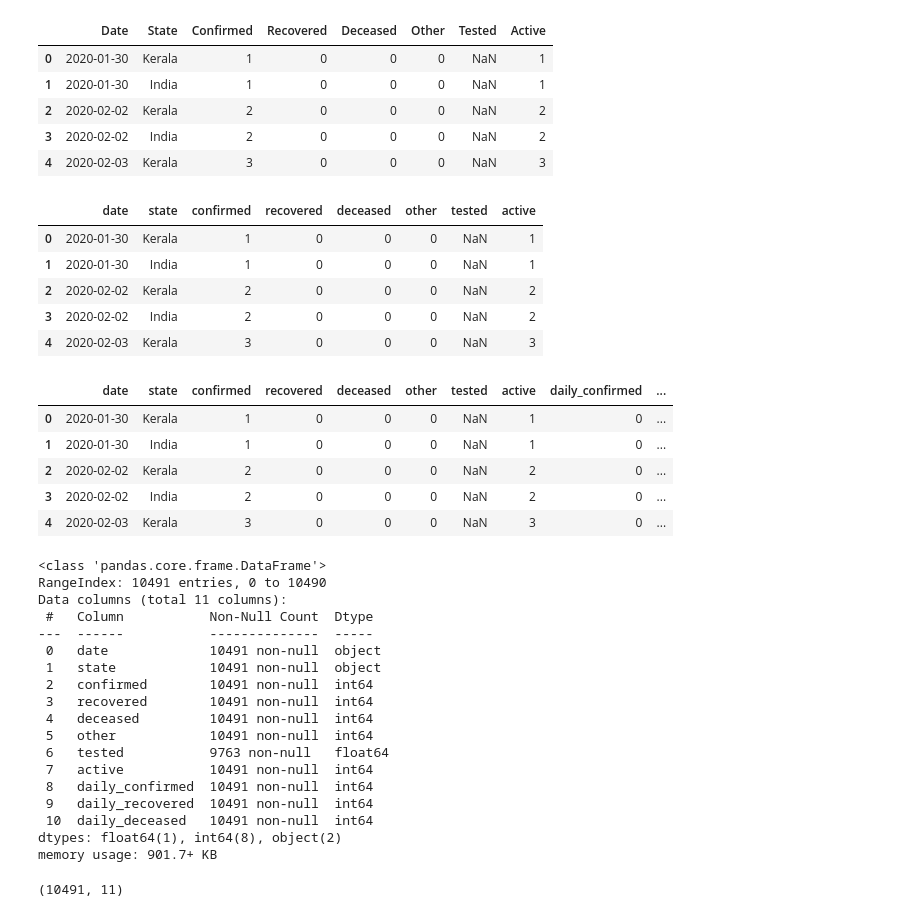
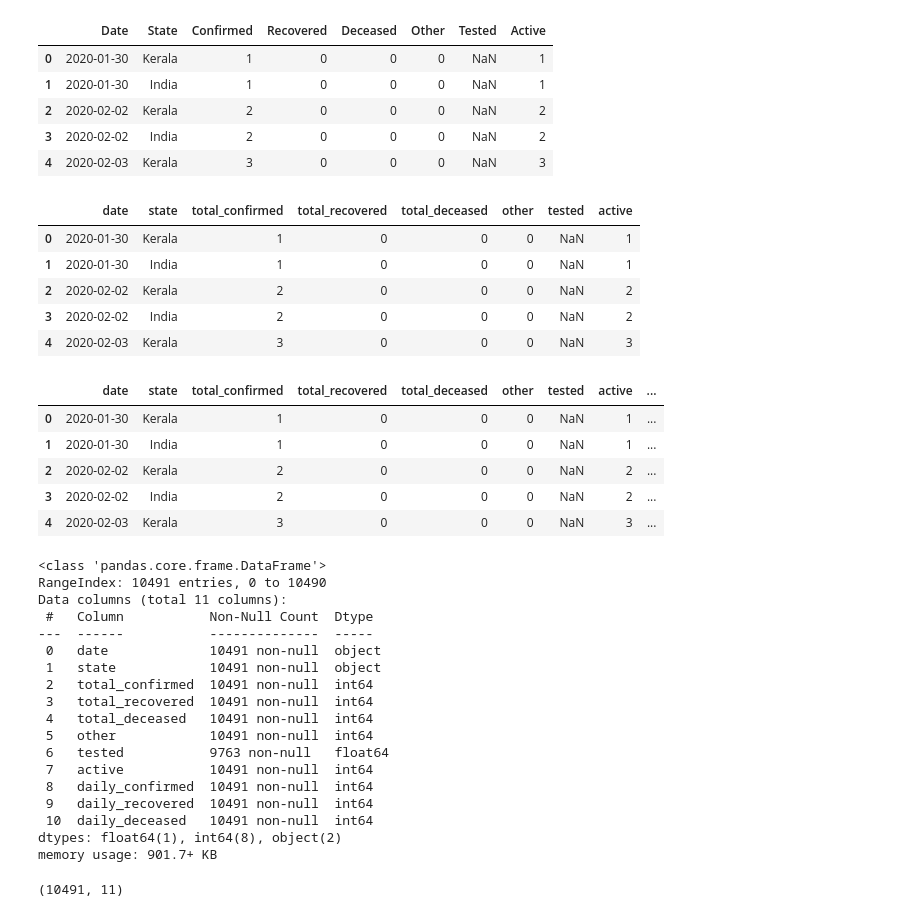
Before and after one commit to enumulak/EK_ML, a Jupyter notebook: Projects/Covid19_India/dry_run_covid19_india_org.ipynb, the cells around one changed output. Saved outputs shown, nothing was run; the diff lists cells and outputs as text; code cells hidden in the pictures.

Commit message:
Prepared India-Level Data

```diff
--- a/Projects/Covid19_India/dry_run_covid19_india_org.ipynb
+++ b/Projects/Covid19_India/dry_run_covid19_india_org.ipynb
@@ -62,7 +56,7 @@ Tested       728
 dtype: int64
 # %%
 # We create a new column - 'active'
-st_copy['Active'] = st_copy['Confirmed'] - (st_copy['Recovered'] + st_copy['Deceased'])
+st_copy['Active'] = st_copy['Confirmed'] - (st_copy['Recovered'] + st_copy['Deceased'] + st_copy['Other'])
 st_copy.head()
 # %% [output]
 |  | Date | State | Confirmed | Recovered | Deceased | Other | Tested | Active |
@@ -73,10 +67,10 @@ st_copy.head()
 | 4 | 2020-02-03 | Kerala | 3 | 0 | 0 | 0 | NaN | 3 |
 # %%
 # Rename all columns
-st_copy.columns = ['date', 'state', 'confirmed', 'recovered', 'deceased', 'other', 'tested', 'active']
+st_copy.columns = ['date', 'state', 'total_confirmed', 'total_recovered', 'total_deceased', 'other', 'tested', 'active']
 st_copy.head()
 # %% [output]
-|  | date | state | confirmed | recovered | deceased | other | tested | active |
+|  | date | state | total_confirmed | total_recovered | total_deceased | other | tested | active |
 | 0 | 2020-01-30 | Kerala | 1 | 0 | 0 | 0 | NaN | 1 |
 | 1 | 2020-01-30 | India | 1 | 0 | 0 | 0 | NaN | 1 |
 | 2 | 2020-02-02 | Kerala | 2 | 0 | 0 | 0 | NaN | 2 |
@@ -93,12 +87,12 @@ st_copy['daily_deceased'] = 0
 # %%
 st_copy.head()
 # %% [output]
-|  | date | state | confirmed | recovered | deceased | other | tested | active | daily_confirmed | ... |
-| 0 | 2020-01-30 | Kerala | 1 | 0 | 0 | 0 | NaN | 1 | 0 | ... |
-| 1 | 2020-01-30 | India | 1 | 0 | 0 | 0 | NaN | 1 | 0 | ... |
-| 2 | 2020-02-02 | Kerala | 2 | 0 | 0 | 0 | NaN | 2 | 0 | ... |
-| 3 | 2020-02-02 | India | 2 | 0 | 0 | 0 | NaN | 2 | 0 | ... |
-| 4 | 2020-02-03 | Kerala | 3 | 0 | 0 | 0 | NaN | 3 | 0 | ... |
+|  | date | state | total_confirmed | total_recovered | total_deceased | other | tested | active | ... |
+| 0 | 2020-01-30 | Kerala | 1 | 0 | 0 | 0 | NaN | 1 | ... |
+| 1 | 2020-01-30 | India | 1 | 0 | 0 | 0 | NaN | 1 | ... |
+| 2 | 2020-02-02 | Kerala | 2 | 0 | 0 | 0 | NaN | 2 | ... |
+| 3 | 2020-02-02 | India | 2 | 0 | 0 | 0 | NaN | 2 | ... |
+| 4 | 2020-02-03 | Kerala | 3 | 0 | 0 | 0 | NaN | 3 | ... |
 # %%
 st_copy.info()
 # %% [output]
@@ -109,9 +103,9 @@ Data columns (total 11 columns):
 ---  ------           --------------  -----
  0   date             10491 non-null  object
  1   state            10491 non-null  object
- 2   confirmed        10491 non-null  int64
- 3   recovered        10491 non-null  int64
- 4   deceased         10491 non-null  int64
+ 2   total_confirmed  10491 non-null  int64
+ 3   total_recovered  10491 non-null  int64
+ 4   total_deceased   10491 non-null  int64
  5   other            10491 non-null  int64
  6   tested           9763 non-null   float64
  7   active           10491 non-null  int64
```
Also changed, not shown: parts of 19 cells of this notebook.
